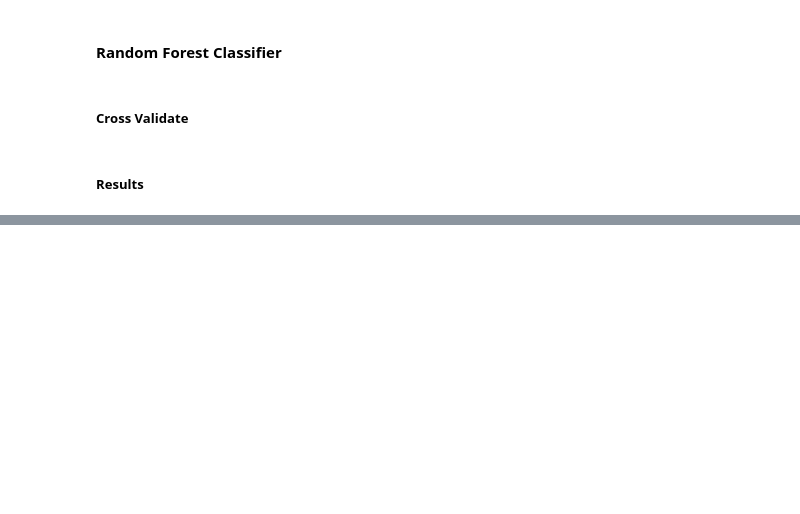
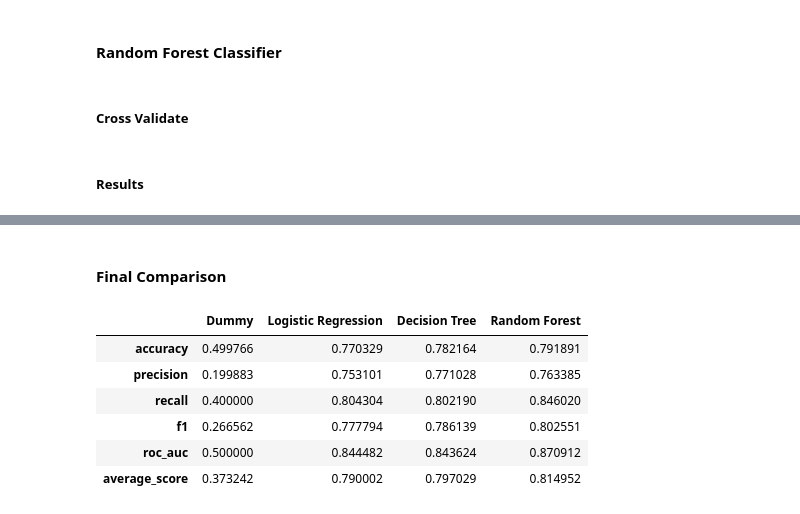
Before and after one commit to DanielCrema/oracle-one-data-science-challenge3-telecom-x-2, a Jupyter notebook: main.ipynb, the cells around one changed output, grey strips where cells are left out. Saved outputs shown, nothing was run; the diff lists cells and outputs as text; code cells hidden in the pictures; blank space fills up the shorter version.

Commit message:
finish model experimentation

```diff
--- a/main.ipynb
+++ b/main.ipynb
@@ -1024,11 +1027,15 @@ The 2 best will be chosen.
 # %%
 dummy_model = DummyClassifier(strategy='most_frequent')
-log_clf = LogisticRegression(max_iter=1000, solver='liblinear')
+log_clf = LogisticRegression(C=0.01,
+                             penalty='l2',          # L2 regularization
+                             solver='liblinear',    # Use liblinear solver
+                             max_iter=1000,         # Increase max iterations
+                             random_state=42)
 dt_clf = DecisionTreeClassifier(
-    max_depth=5,               # Limit tree depth
+    max_depth=7,               # Limit tree depth
     min_samples_split=10,      # Require more samples to split
     min_samples_leaf=5,        # Minimum samples in each leaf
-    max_leaf_nodes=20,         # Limit total leaves
+    max_leaf_nodes=30,         # Limit total leaves
     random_state=42
 )
 rf_clf = RandomForestClassifier(
@@ -1086 +1095,17 @@ def validate_with_dummy(dummy_results: Dict[str, np.ndarray], model_results: Dic
+# %%
+def compare_models(models_names: List[str], models_results: List[Dict[str, np.ndarray]]) -> tuple[pd.DataFrame, pd.DataFrame]:
+    results_df = pd.DataFrame()
+    ranking_df = pd.DataFrame()
+
+    for model_name, model_results in zip(models_names, models_results):
+        model_scores = {k.replace("test_", ""): v.mean() for k, v in model_results.items() if k.startswith("test_")}
+        results_df[model_name] = model_scores
+    means = results_df.describe().iloc[1]
+    results_df.loc['average_score'] = means
+
+    top_models = results_df.apply(lambda row: row.nlargest(len(models_names)).index.tolist(), axis=1)
+    for i in range(len(models_names)):
+        ranking_df[f'Rank {i+1}'] = top_models.apply(lambda x: x[i])
+
+    return (results_df, ranking_df)
 # %% [markdown]
@@ -1200,0 +1264,16 @@ roc_auc    0.5000  0.8709      0.3709
+# %% [markdown]
+#### Final Comparison
+# %%
+models_names = ['Dummy', 'Logistic Regression', 'Decision Tree', 'Random Forest']
+models_results = [cv_results_dummy, log_results, dt_results, rf_results]
+results, ranking = compare_models(models_names, models_results)
+# %%
+results.head(6)
+# %% [output]
+|  | Dummy | Logistic Regression | Decision Tree | Random Forest |
+| accuracy | 0.499766 | 0.770329 | 0.782164 | 0.791891 |
+| precision | 0.199883 | 0.753101 | 0.771028 | 0.763385 |
+| recall | 0.400000 | 0.804304 | 0.802190 | 0.846020 |
+| f1 | 0.266562 | 0.777794 | 0.786139 | 0.802551 |
+| roc_auc | 0.500000 | 0.844482 | 0.843624 | 0.870912 |
+| average_score | 0.373242 | 0.790002 | 0.797029 | 0.814952 |
```
Also changed, not shown: parts of 15 cells of this notebook.
